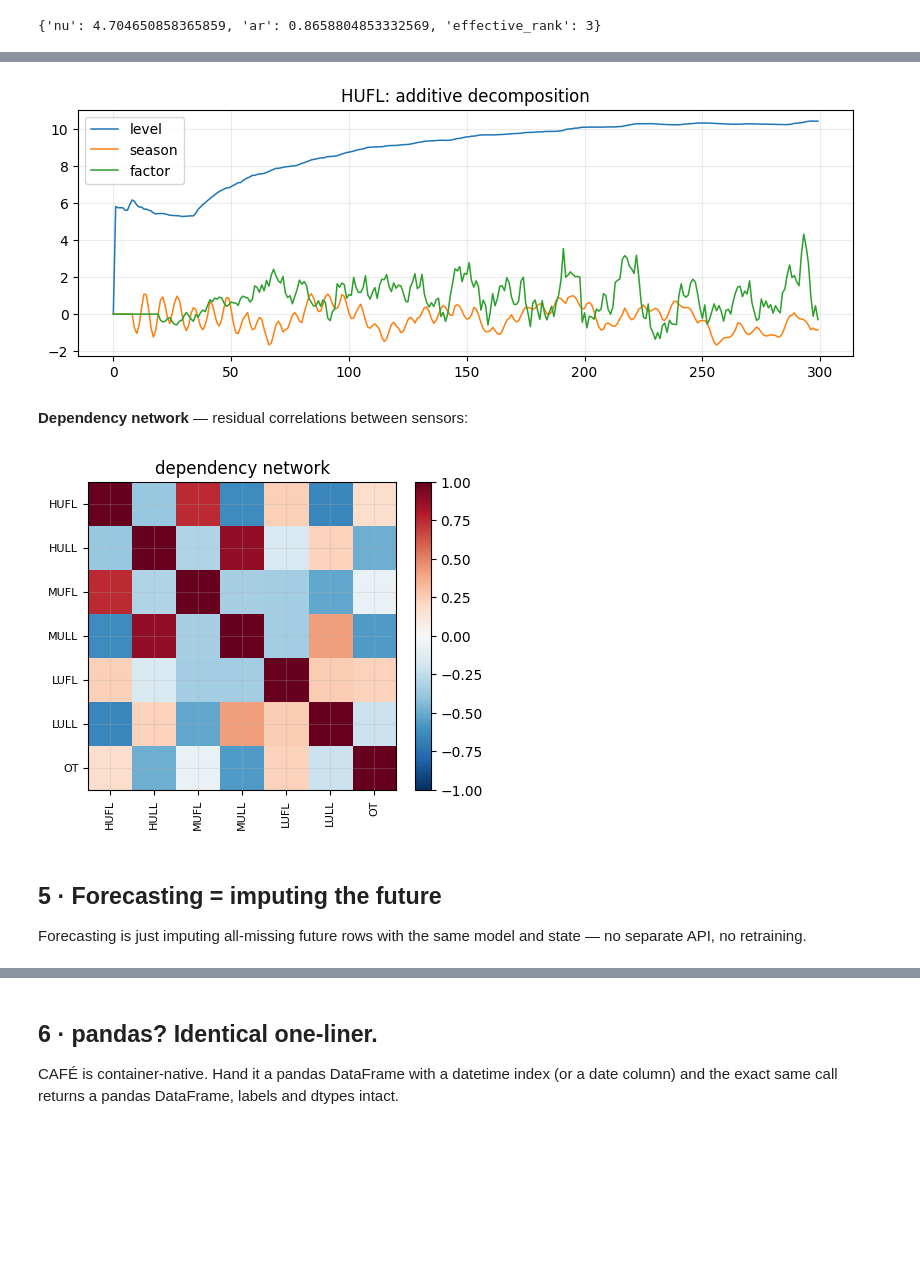
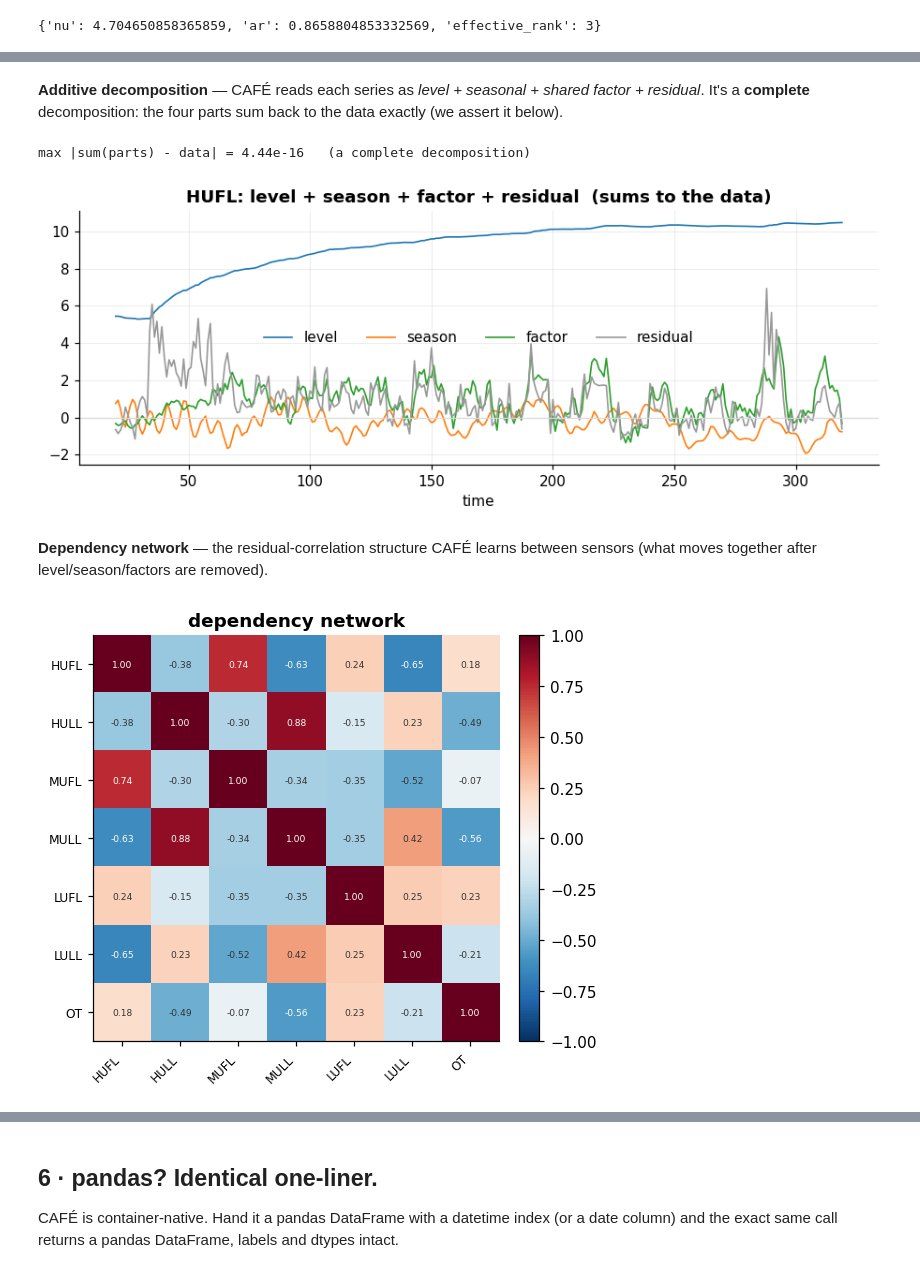
Before and after one commit to sovai-research/cafe, a Jupyter notebook: notebooks/cafe_tutorial.ipynb, the cells around one changed output, grey strips where cells are left out. Cells and saved outputs as stored; diff of their text form; code cells hidden in the pictures; blank space fills up the shorter version.

```diff
--- a/notebooks/cafe_tutorial.ipynb
+++ b/notebooks/cafe_tutorial.ipynb
@@ -41,7 +47,8 @@ Load the raw CSV with polars. It has a `date` **string** column plus 7 numeric
 sensors — a perfectly ordinary, messy real-world frame. We punch random holes into
 the numeric columns (keeping the truth aside so we can score the fill later).
 # %%
-raw = pl.read_csv("../data/ETTh1.csv").head(1500)         # real hourly sensor data
+full = pl.read_csv("../data/ETTh1.csv").head(1548)        # +48 rows kept aside as forecast truth
+raw  = full.head(1500)                                    # the series we actually work on
 num_cols = [c for c, dt in raw.schema.items() if dt.is_numeric()]
 print("shape:", raw.shape, "| numeric:", num_cols, "| passthrough:", ['date'])
 
@@ -201,0 +269,20 @@ effective rank ARD kept: 3
+# %%
+Z = res.factors()
+strength = Z.std(0)
+o = np.argsort(strength)[::-1]
+thr = 0.05 * strength.max()                               # "shrunk to ~0" cutoff
+active = [k for k in o if strength[k] > thr]
+
+fig, (axb, axp) = plt.subplots(1, 2, figsize=(11, 3.4),
+                               gridspec_kw={"width_ratios": [1, 2]})
+axb.bar(range(len(strength)), strength[o],
+        color=["C0" if strength[k] > thr else "0.78" for k in o])
+axb.set_title("factor strength  (std of $z_t$)"); axb.set_xlabel("factor (sorted)")
+axb.set_ylabel("strength")
+for rank, k in enumerate(active):
+    axp.plot(Z[:, k], lw=1.0, label=f"factor {rank+1}")
+axp.set_title(f"the {len(active)} surviving factor paths"); axp.set_xlabel("time")
+axp.legend(ncol=2, fontsize=8)
+plt.tight_layout(); plt.show()
+print(f"{len(active)} of {len(strength)} factors carry signal; the rest are shrunk to ~0")
+print("factor strengths (sorted):", np.round(strength[o], 3))
@@ -202,25 +293,39 @@ effective rank ARD kept: 3
+# %% [markdown]
+**Additive decomposition** — CAFÉ reads each series as *level + seasonal + shared
+factor + residual*. It's a **complete** decomposition: the four parts sum back to the
+data exactly (we assert it below).
 # %%
 parts = res.decompose()
 col = num_cols[0]
-idx = np.arange(0, 300)
-for name in ("level", "season", "factor"):
-    plt.plot(idx, parts[name].select(col).to_numpy().ravel()[idx], lw=1.1, label=name)
-plt.title(f"{col}: additive decomposition"); plt.legend(); plt.show()
+
+# proof of completeness: the parts sum to the filled data, to machine precision
+total = sum(parts[k].select(col).to_numpy().ravel() for k in parts)
+recon_err = np.abs(total - filled.select(col).to_numpy().ravel()).max()
+print(f"max |sum(parts) - data| = {recon_err:.2e}   (a complete decomposition)")
+
+idx = np.arange(20, 320)                                  # trim warm-up
+for name, c in zip(("level", "season", "factor", "residual"), ("C0", "C1", "C2", "0.6")):
+    plt.plot(idx, parts[name].select(col).to_numpy().ravel()[idx], lw=1.1, label=name, color=c)
+plt.axhline(0, color="0.85", lw=0.8)
+plt.title(f"{col}: level + season + factor + residual  (sums to the data)")
+plt.xlabel("time"); plt.legend(ncol=4); plt.show()
 # %% [output]
+max |sum(parts) - data| = 4.44e-16   (a complete decomposition)
-[figure, old version]
+[figure, new version]
-# %% [markdown]
-**Dependency network** — residual correlations between sensors:
+# %% [markdown]
+**Dependency network** — the residual-correlation structure CAFÉ learns between
+sensors (what moves together after level/season/factors are removed).
 # %%
 net = res.dependency_network()
-fig, ax = plt.subplots(figsize=(5, 4))
+fig, ax = plt.subplots(figsize=(5.4, 4.6))
 im = ax.imshow(net, cmap="RdBu_r", vmin=-1, vmax=1)
-ax.set_xticks(range(len(num_cols))); ax.set_xticklabels(num_cols, rotation=90, fontsize=8)
+ax.set_xticks(range(len(num_cols))); ax.set_xticklabels(num_cols, rotation=45, ha="right", fontsize=8)
 ax.set_yticks(range(len(num_cols))); ax.set_yticklabels(num_cols, fontsize=8)
-fig.colorbar(im, fraction=0.046); ax.set_title("dependency network"); plt.show()
+for i in range(len(num_cols)):                            # annotate each cell
+    for k in range(len(num_cols)):
+        ax.text(k, i, f"{net[i, k]:.2f}", ha="center", va="center", fontsize=6,
+                color="white" if abs(net[i, k]) > 0.55 else "0.2")
+fig.colorbar(im, fraction=0.046, pad=0.04); ax.set_title("dependency network")
+ax.grid(False); plt.tight_layout(); plt.show()
 # %% [output]
-[figure, old version]
+[figure, new version]
-# %% [markdown]
-## 5 · Forecasting = imputing the future
-
-Forecasting is just imputing all-missing future rows with the same model and state —
-no separate API, no retraining.
```
Also changed, not shown: parts of 22 cells of this notebook, 5 other files.
